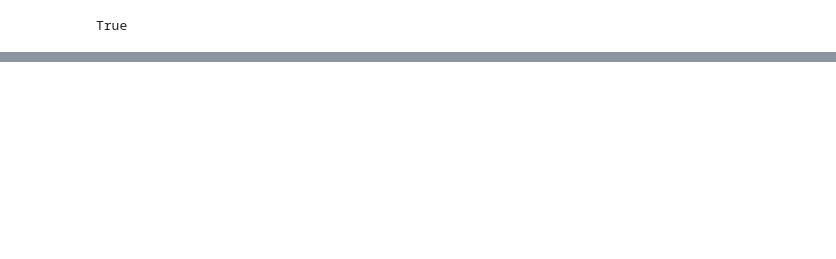
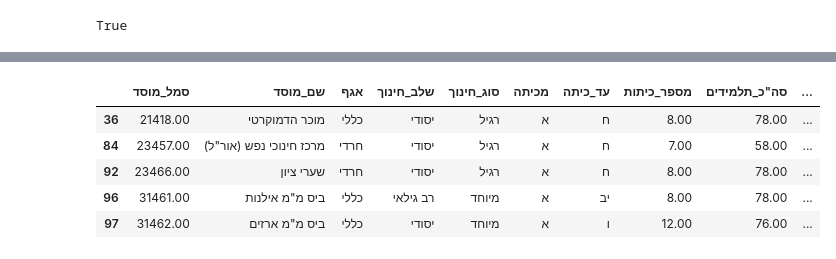
Before and after one commit to DavidPerelman/education, a Jupyter notebook: jerusalem_muni/main.ipynb, the cells around one changed output, grey strips where cells are left out. Drawn from its saved outputs; the diff is of its cells as text; code cells hidden in the pictures; blank space fills up the shorter version.

```diff
--- a/jerusalem_muni/main.ipynb
+++ b/jerusalem_muni/main.ipynb
@@ -121,6 +108,27 @@ JLM.head()
 | 2 | 21326.00 | מ"מ בית הכרם -הישראלי | כללי | יסודי | רגיל | א | ו | 17.00 | 534.00 | ... |
 | 3 | 21327.00 | מ"מ תל"י גאולים ע"ש יצחק נבון | כללי | יסודי | רגיל | א | ו | 13.00 | 331.00 | ... |
 | 4 | 21328.00 | מ"מ זלמן ארן | כללי | יסודי | רגיל | א | ו | 13.00 | 367.00 | ... |
+# %%
+# יוצרים רשימה של העמודות שנוצרו עבור הכיתות (שמתחילות ב-"כיתה_")
+class_columns = [col for col in JLM.columns if col.startswith('כיתה_') and col.startswith('כיתה_')]
+
+# בודקים את הממוצע של כל כיתה ומוחקים שורות שלא עומדות בתנאי
+JLM['ממוצע_תלמידים_לכיתה'] = JLM[class_columns].mean(axis=1)
+JLM = JLM[JLM['ממוצע_תלמידים_לכיתה'] < 15]
+
+# הסרת עמודת העזר ממוצע_תלמידים_לכיתה
+# JLM = JLM.drop(columns=['ממוצע_תלמידים_לכיתה'])
+
+JLM = JLM.drop(['מכיתה_num', 'עד_כיתה_num'], axis=1)
+
+JLM.head()
+# %% [output]
+|  | סמל_מוסד | שם_מוסד | אגף | שלב_חינוך | סוג_חינוך | מכיתה | עד_כיתה | מספר_כיתות | סה"כ_תלמידים | ... |
+| 36 | 21418.00 | מוכר הדמוקרטי | כללי | יסודי | רגיל | א | ח | 8.00 | 78.00 | ... |
+| 84 | 23457.00 | מרכז חינוכי נפש (אור"ל) | חרדי | יסודי | רגיל | א | ח | 7.00 | 58.00 | ... |
+| 92 | 23466.00 | שערי ציון | חרדי | יסודי | רגיל | א | ח | 8.00 | 78.00 | ... |
+| 96 | 31461.00 | ביס מ"מ אילנות | כללי | רב גילאי | מיוחד | א | יב | 8.00 | 78.00 | ... |
+| 97 | 31462.00 | ביס מ"מ ארזים | כללי | יסודי | מיוחד | א | ו | 12.00 | 76.00 | ... |
 # %%
 # חלוקה לשכבות גיל
 ages = {
```
Also changed, not shown: parts of 1 cell of this notebook, 3 other files.
